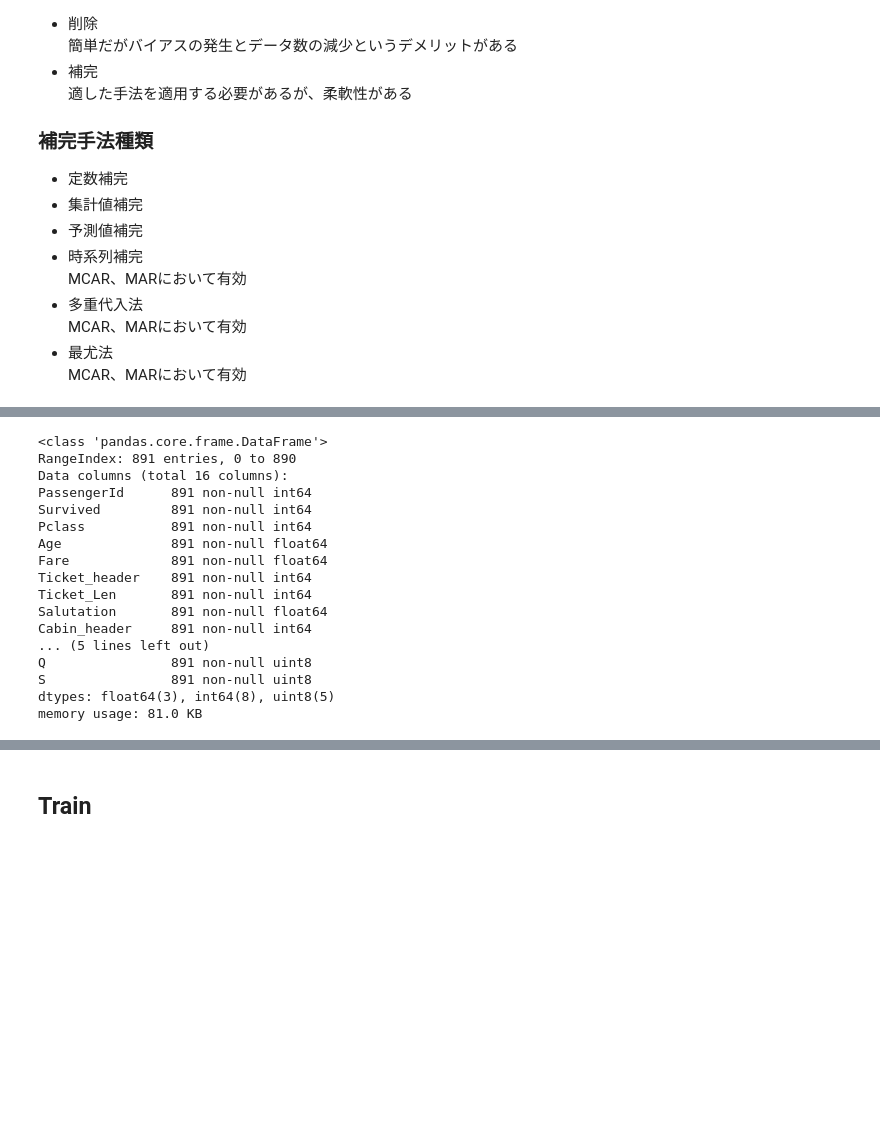
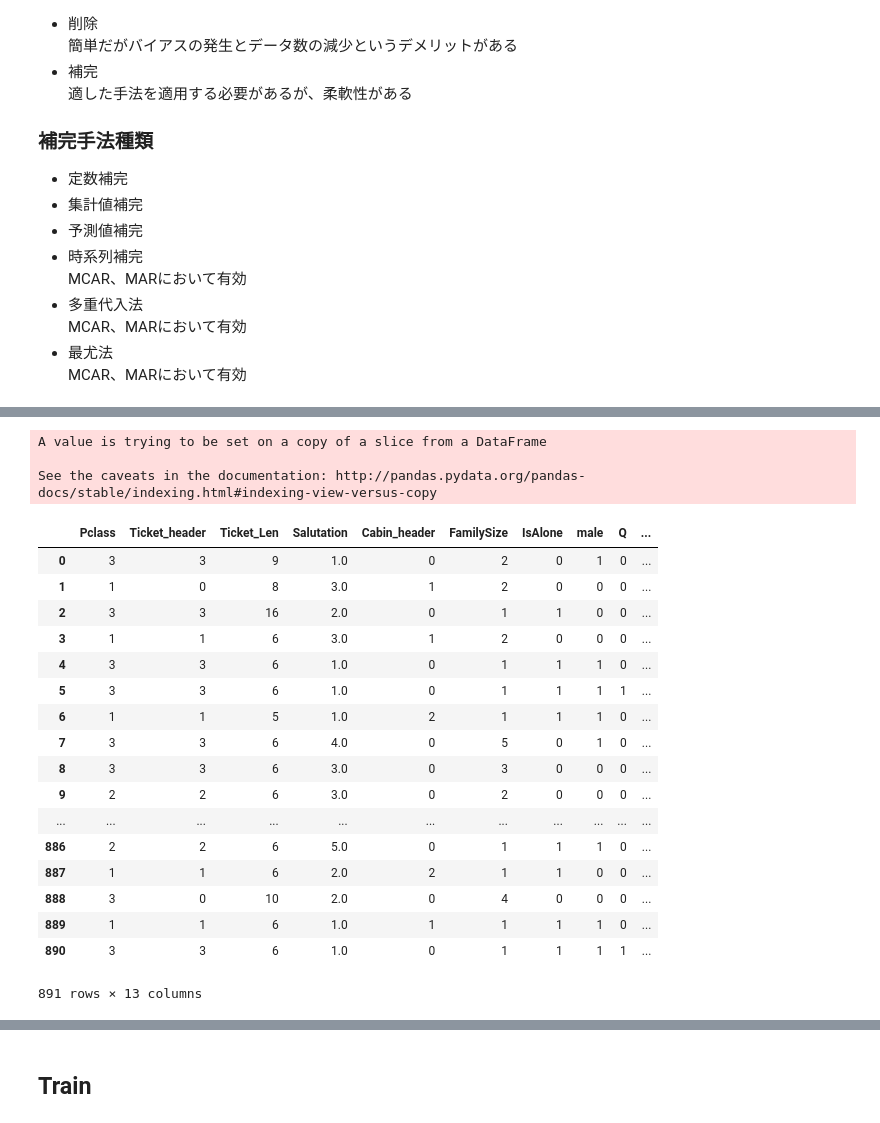
Before and after one commit to NibuTake/titanic, a Jupyter notebook: titanic_analysis.ipynb, the cells around one changed output, grey strips where cells are left out. Drawn from its saved outputs; the diff is of its cells as text; code cells hidden in the pictures; blank space fills up the shorter version.

```diff
--- a/titanic_analysis.ipynb
+++ b/titanic_analysis.ipynb
@@ -280,0 +301,9 @@ train_set = impute_median(train_set, "Age")
+# %%
+def Make_Bins(data, column, bins):
+    dataset = data.copy()
+    dataset[column + "Bins"] = pd.qcut(dataset[column], bins)
+    label = LabelEncoder()
+    dataset[column + 'Bin_Code'] = label.fit_transform(
+        dataset[column + "Bins"])
+    del dataset[column + "Bins"]
+    return dataset
@@ -337,26 +401,6 @@ def derive_data_to_impute(data, target, valid_columns):
     del x_test[target]
     return {"train": {"X":x_train, "y":y_train},
             "test": x_test}
-# %%
-train_set.info()
-# %% [output]
-<class 'pandas.core.frame.DataFrame'>
-RangeIndex: 891 entries, 0 to 890
-Data columns (total 16 columns):
-PassengerId      891 non-null int64
-Survived         891 non-null int64
-Pclass           891 non-null int64
-Age              891 non-null float64
-Fare             891 non-null float64
-Ticket_header    891 non-null int64
-Ticket_Len       891 non-null int64
-Salutation       891 non-null float64
-Cabin_header     891 non-null int64
-... (5 lines left out)
-Q                891 non-null uint8
-S                891 non-null uint8
-dtypes: float64(3), int64(8), uint8(5)
-memory usage: 81.0 KB
 # %%
 def preprocess_data(data):
     test_set = data.copy()
@@ -375,0 +437,27 @@ def preprocess_data(data):
+# %%
+sample = derive_train_test()
+# %% [output]
+A value is trying to be set on a copy of a slice from a DataFrame
+
+See the caveats in the documentation: http://pandas.pydata.org/pandas-docs/stable/indexing.html#indexing-view-versus-copy
+# %%
+sample["x_train"]
+# %% [output]
+|  | Pclass | Ticket_header | Ticket_Len | Salutation | Cabin_header | FamilySize | IsAlone | male | Q | ... |
+| 0 | 3 | 3 | 9 | 1.0 | 0 | 2 | 0 | 1 | 0 | ... |
+| 1 | 1 | 0 | 8 | 3.0 | 1 | 2 | 0 | 0 | 0 | ... |
+| 2 | 3 | 3 | 16 | 2.0 | 0 | 1 | 1 | 0 | 0 | ... |
+| 3 | 1 | 1 | 6 | 3.0 | 1 | 2 | 0 | 0 | 0 | ... |
+| 4 | 3 | 3 | 6 | 1.0 | 0 | 1 | 1 | 1 | 0 | ... |
+| 5 | 3 | 3 | 6 | 1.0 | 0 | 1 | 1 | 1 | 1 | ... |
+| 6 | 1 | 1 | 5 | 1.0 | 2 | 1 | 1 | 1 | 0 | ... |
+| 7 | 3 | 3 | 6 | 4.0 | 0 | 5 | 0 | 1 | 0 | ... |
+| 8 | 3 | 3 | 6 | 3.0 | 0 | 3 | 0 | 0 | 0 | ... |
+| 9 | 2 | 2 | 6 | 3.0 | 0 | 2 | 0 | 0 | 0 | ... |
+| ... | ... | ... | ... | ... | ... | ... | ... | ... | ... | ... |
+| 886 | 2 | 2 | 6 | 5.0 | 0 | 1 | 1 | 1 | 0 | ... |
+| 887 | 1 | 1 | 6 | 2.0 | 2 | 1 | 1 | 0 | 0 | ... |
+| 888 | 3 | 0 | 10 | 2.0 | 0 | 4 | 0 | 0 | 0 | ... |
+| 889 | 1 | 1 | 6 | 1.0 | 1 | 1 | 1 | 1 | 0 | ... |
+| 890 | 3 | 3 | 6 | 1.0 | 0 | 1 | 1 | 1 | 1 | ... |
+891 rows × 13 columns
```
Also changed, not shown: parts of 42 cells of this notebook, 2 other files.
